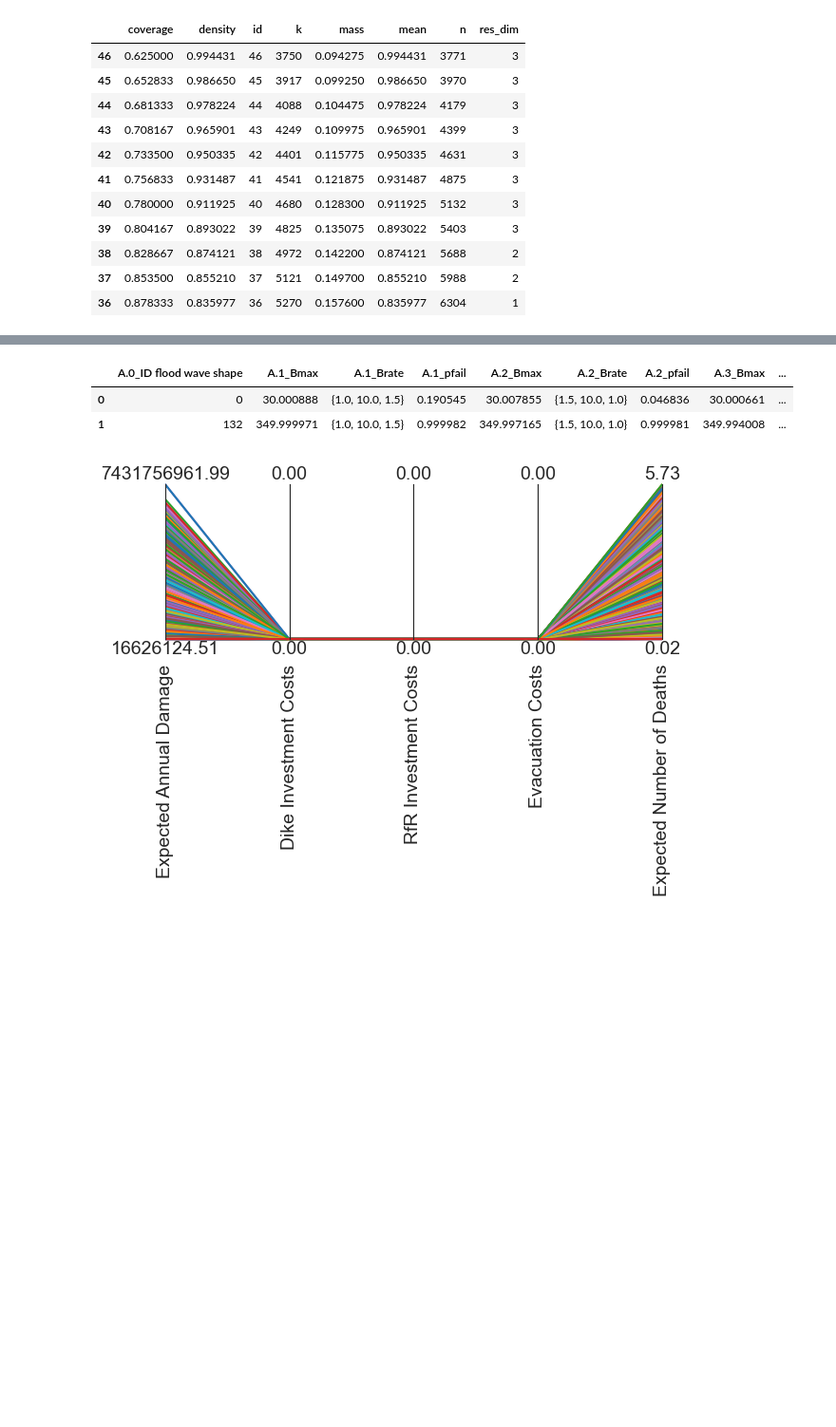
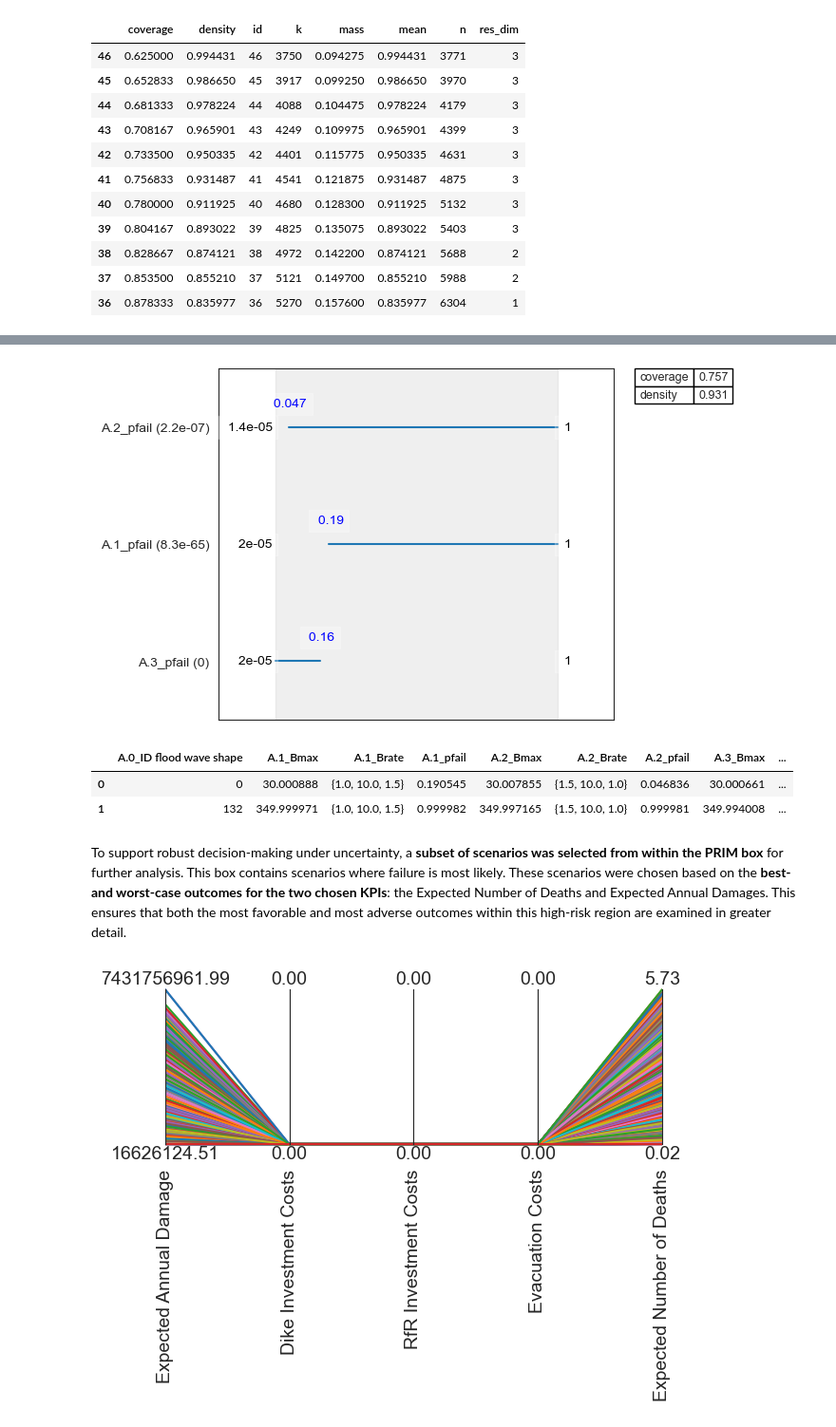
Before and after one commit to leonarddevijfde/MBD-repository, a Jupyter notebook: Scenario_Discovery.ipynb, the cells around one changed output, grey strips where cells are left out. Shown: that part at 95% size. Saved outputs shown, nothing was run; the diff lists cells and outputs as text; code cells hidden in the pictures; blank space fills up the shorter version.

```diff
--- a/Scenario_Discovery.ipynb
+++ b/Scenario_Discovery.ipynb
@@ -24,9 +47,10 @@ y = outcomes['Expected Number of Deaths']
 a = y.quantile(0.85)
 Y = (y > a).astype(int).values
 # %%
+# setting the PRIM algorithm. A threhold of 0.8 ensures quality boxes by excluding boxes without 80% of data points greater than the 85th percentile
 ema_logging.log_to_stderr(ema_logging.INFO)
 
-prim_algorithm = prim.Prim(X, Y, threshold = 0.75)
+prim_algorithm = prim.Prim(X, Y, threshold = 0.8)
 box1 = prim_algorithm.find_box()
 # %% [output]
 [MainProcess/INFO] 40000 points remaining, containing 6000 cases of interest
@@ -71,2 +113,9 @@ chosen_box = scenarios_of_interest[scenarios_of_interest['id'] == 41]
 chosen_box_id = 41
+# %%
+# box 41 is analysed further
+box1.select(chosen_box_id)
+box1.inspect(style='graph')
+plt.show()
+# %% [output]
+[figure, added]
 # %%
@@ -85,3 +137,5 @@ results_PRIM = results[
 results_PRIM = results_PRIM.drop(columns=['policy', 'model'])
 #results_box_numeric.to_csv('./data/prim_results_box.csv')
+# %% [markdown]
+To support robust decision-making under uncertainty, a **subset of scenarios was selected from within the PRIM box** for further analysis. This box contains scenarios where failure is most likely. These scenarios were chosen based on the **best- and worst-case outcomes for the two chosen KPIs**: the Expected Number of Deaths and Expected Annual Damages. This ensures that both the most favorable and most adverse outcomes within this high-risk region are examined in greater detail.
 # %%
```
Also changed, not shown: parts of 33 cells of this notebook.
